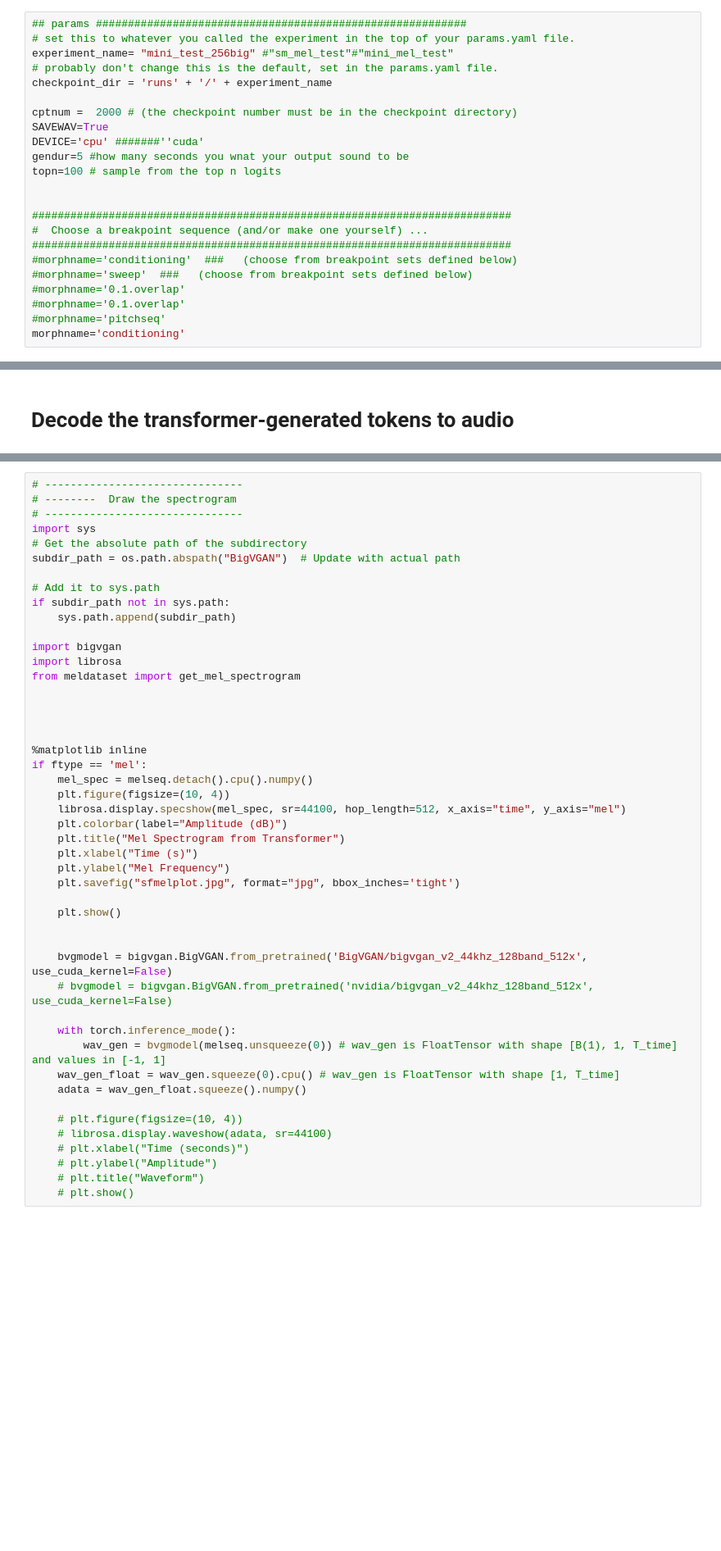
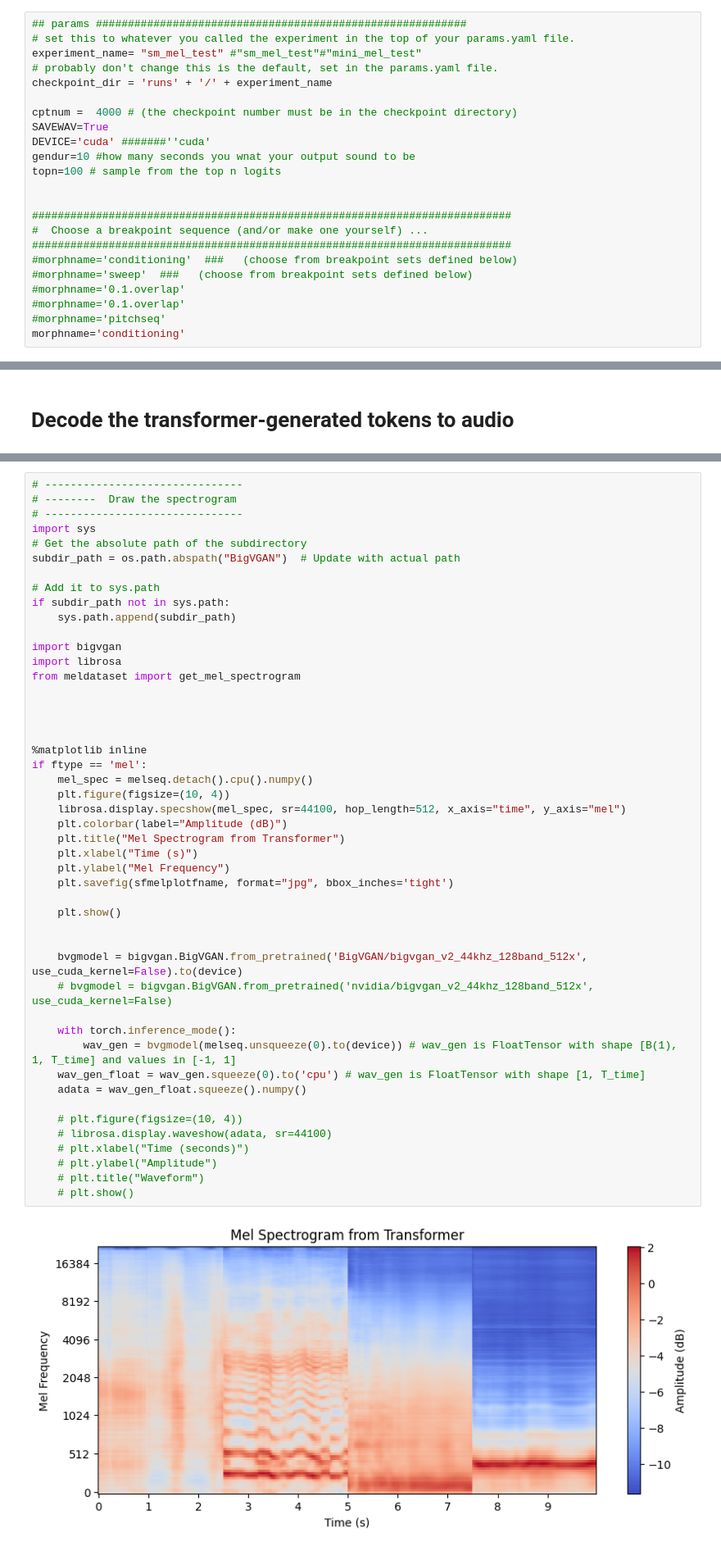
Before and after one commit to lonce/DACSynthformer, a Jupyter notebook: Inference.Decode.ipynb, the cells around one changed output, grey strips where cells are left out. Shown at 82% size. Cells and saved outputs as stored; diff of their text form; blank space fills up the shorter version.

```diff
--- a/Inference.Decode.ipynb
+++ b/Inference.Decode.ipynb
@@ -31,14 +31,14 @@ from sfutils.saveExpForNotebook import savefordiary
 # %%
 ## params ##########################################################
 # set this to whatever you called the experiment in the top of your params.yaml file.
-experiment_name= "mini_test_256big" #"sm_mel_test"#"mini_mel_test"
+experiment_name= "sm_mel_test" #"sm_mel_test"#"mini_mel_test"
 # probably don't change this is the default, set in the params.yaml file.
 checkpoint_dir = 'runs' + '/' + experiment_name
 
-cptnum =  2000 # (the checkpoint number must be in the checkpoint directory)
+cptnum =  4000 # (the checkpoint number must be in the checkpoint directory)
 SAVEWAV=True
-DEVICE='cpu' #######''cuda'
-gendur=5 #how many seconds you wnat your output sound to be
+DEVICE='cuda' #######''cuda'
+gendur=10 #how many seconds you wnat your output sound to be
 topn=100 # sample from the top n logits
 
 
@@ -434,34 +481,36 @@ import bigvgan
 import librosa
 from meldataset import get_mel_spectrogram
 
 
 
 
 %matplotlib inline
 if ftype == 'mel':
     mel_spec = melseq.detach().cpu().numpy()
     plt.figure(figsize=(10, 4))
     librosa.display.specshow(mel_spec, sr=44100, hop_length=512, x_axis="time", y_axis="mel")
     plt.colorbar(label="Amplitude (dB)")
     plt.title("Mel Spectrogram from Transformer")
     plt.xlabel("Time (s)")
     plt.ylabel("Mel Frequency")
-    plt.savefig("sfmelplot.jpg", format="jpg", bbox_inches='tight')
+    plt.savefig(sfmelplotfname, format="jpg", bbox_inches='tight')
 
     plt.show()
 
 
-    bvgmodel = bigvgan.BigVGAN.from_pretrained('BigVGAN/bigvgan_v2_44khz_128band_512x', use_cuda_kernel=False)
+    bvgmodel = bigvgan.BigVGAN.from_pretrained('BigVGAN/bigvgan_v2_44khz_128band_512x', use_cuda_kernel=False).to(device)
     # bvgmodel = bigvgan.BigVGAN.from_pretrained('nvidia/bigvgan_v2_44khz_128band_512x', use_cuda_kernel=False)
 
     with torch.inference_mode():
-        wav_gen = bvgmodel(melseq.unsqueeze(0)) # wav_gen is FloatTensor with shape [B(1), 1, T_time] and values in [-1, 1]
-    wav_gen_float = wav_gen.squeeze(0).cpu() # wav_gen is FloatTensor with shape [1, T_time]
+        wav_gen = bvgmodel(melseq.unsqueeze(0).to(device)) # wav_gen is FloatTensor with shape [B(1), 1, T_time] and values in [-1, 1]
+    wav_gen_float = wav_gen.squeeze(0).to('cpu') # wav_gen is FloatTensor with shape [1, T_time]
     adata = wav_gen_float.squeeze().numpy()
 
     # plt.figure(figsize=(10, 4))
     # librosa.display.waveshow(adata, sr=44100)
     # plt.xlabel("Time (seconds)")
     # plt.ylabel("Amplitude")
     # plt.title("Waveform")
     # plt.show()
+# %% [output]
+[figure, added]
```
Also changed, not shown: parts of 10 cells of this notebook, 4 other files.
